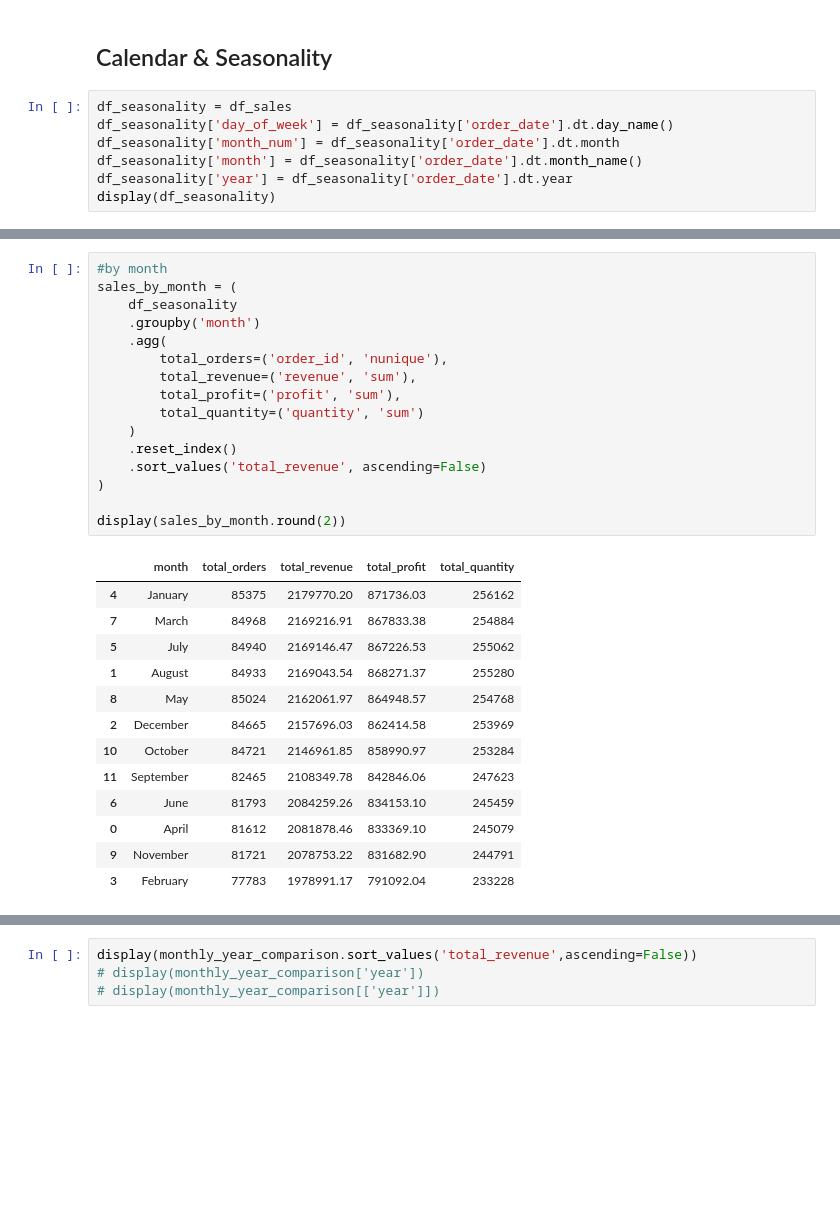
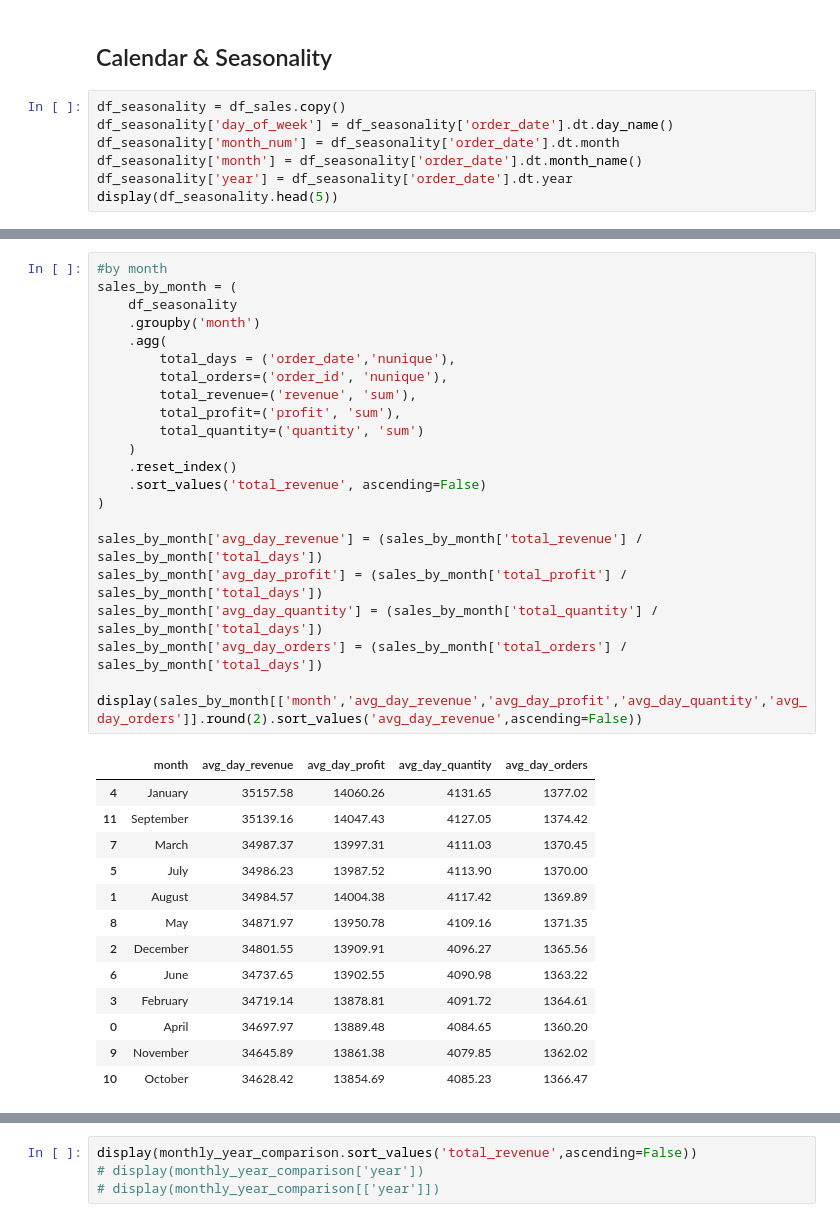
Before and after one commit to Devendra-afk/Retail_Stores_Analysis, a Jupyter notebook: python/notebooks/01_sales_eda.ipynb, the cells around one changed output, grey strips where cells are left out. Saved outputs shown, nothing was run; the diff lists cells and outputs as text; blank space fills up the shorter version.

```diff
--- a/python/notebooks/01_sales_eda.ipynb
+++ b/python/notebooks/01_sales_eda.ipynb
@@ -1342,12 +1214,12 @@ display(storeType_performance.round(2).sort_values('total_revenue',ascending=Fal
 # %% [markdown]
 ## Calendar & Seasonality
 # %%
-df_seasonality = df_sales
+df_seasonality = df_sales.copy()
 df_seasonality['day_of_week'] = df_seasonality['order_date'].dt.day_name()
 df_seasonality['month_num'] = df_seasonality['order_date'].dt.month
 df_seasonality['month'] = df_seasonality['order_date'].dt.month_name()
 df_seasonality['year'] = df_seasonality['order_date'].dt.year
-display(df_seasonality)
+display(df_seasonality.head(5))
 # %% [output]
 |  | order_id | order_date | product_id | store_id | customer_id | quantity | unit_price | discount | revenue | ... |
 | 0 | 0RD00000001 | 2023-01-07 | P0080 | S093 | C040749 | 5 | 14.43 | 0.15 | 61.33 | ... |
@@ -1392,31 +1268,37 @@ Most sales on Tuesday and least on Thursday
 # %%
 #by month
 sales_by_month = (
     df_seasonality
     .groupby('month')
     .agg(
+        total_days = ('order_date','nunique'),
         total_orders=('order_id', 'nunique'),
         total_revenue=('revenue', 'sum'),
         total_profit=('profit', 'sum'),
         total_quantity=('quantity', 'sum')
     )
     .reset_index()
     .sort_values('total_revenue', ascending=False)
 )
 
-display(sales_by_month.round(2))
+sales_by_month['avg_day_revenue'] = (sales_by_month['total_revenue'] / sales_by_month['total_days'])
+sales_by_month['avg_day_profit'] = (sales_by_month['total_profit'] / sales_by_month['total_days'])
+sales_by_month['avg_day_quantity'] = (sales_by_month['total_quantity'] / sales_by_month['total_days'])
+sales_by_month['avg_day_orders'] = (sales_by_month['total_orders'] / sales_by_month['total_days'])
+
+display(sales_by_month[['month','avg_day_revenue','avg_day_profit','avg_day_quantity','avg_day_orders']].round(2).sort_values('avg_day_revenue',ascending=False))
 # %% [output]
-|  | month | total_orders | total_revenue | total_profit | total_quantity |
-| 4 | January | 85375 | 2179770.20 | 871736.03 | 256162 |
-| 7 | March | 84968 | 2169216.91 | 867833.38 | 254884 |
-| 5 | July | 84940 | 2169146.47 | 867226.53 | 255062 |
-| 1 | August | 84933 | 2169043.54 | 868271.37 | 255280 |
-| 8 | May | 85024 | 2162061.97 | 864948.57 | 254768 |
-| 2 | December | 84665 | 2157696.03 | 862414.58 | 253969 |
-| 10 | October | 84721 | 2146961.85 | 858990.97 | 253284 |
-| 11 | September | 82465 | 2108349.78 | 842846.06 | 247623 |
-| 6 | June | 81793 | 2084259.26 | 834153.10 | 245459 |
-| 0 | April | 81612 | 2081878.46 | 833369.10 | 245079 |
-| 9 | November | 81721 | 2078753.22 | 831682.90 | 244791 |
-| 3 | February | 77783 | 1978991.17 | 791092.04 | 233228 |
+|  | month | avg_day_revenue | avg_day_profit | avg_day_quantity | avg_day_orders |
+| 4 | January | 35157.58 | 14060.26 | 4131.65 | 1377.02 |
+| 11 | September | 35139.16 | 14047.43 | 4127.05 | 1374.42 |
+| 7 | March | 34987.37 | 13997.31 | 4111.03 | 1370.45 |
+| 5 | July | 34986.23 | 13987.52 | 4113.90 | 1370.00 |
+| 1 | August | 34984.57 | 14004.38 | 4117.42 | 1369.89 |
+| 8 | May | 34871.97 | 13950.78 | 4109.16 | 1371.35 |
+| 2 | December | 34801.55 | 13909.91 | 4096.27 | 1365.56 |
+| 6 | June | 34737.65 | 13902.55 | 4090.98 | 1363.22 |
+| 3 | February | 34719.14 | 13878.81 | 4091.72 | 1364.61 |
+| 0 | April | 34697.97 | 13889.48 | 4084.65 | 1360.20 |
+| 9 | November | 34645.89 | 13861.38 | 4079.85 | 1362.02 |
+| 10 | October | 34628.42 | 13854.69 | 4085.23 | 1366.47 |
 # %% [markdown]
```
Also changed, not shown: parts of 31 cells of this notebook.
